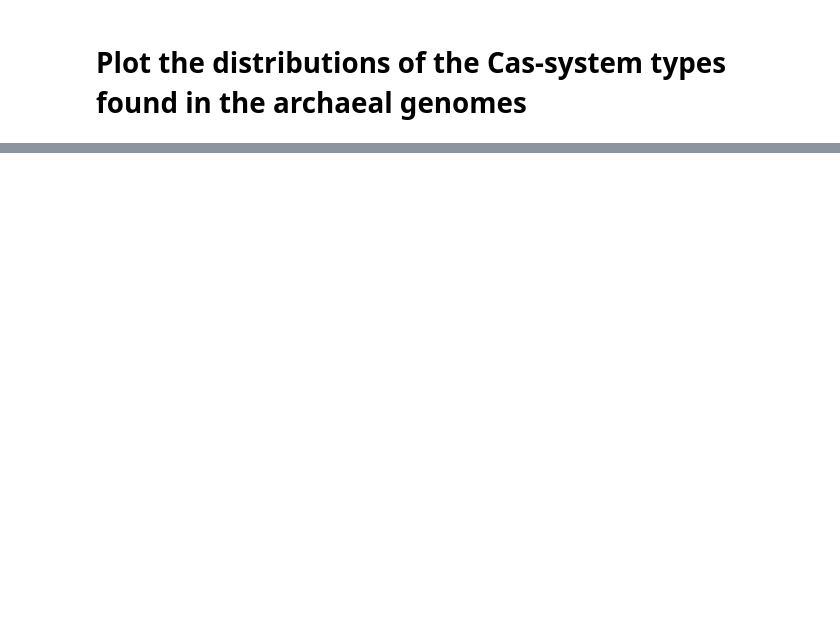
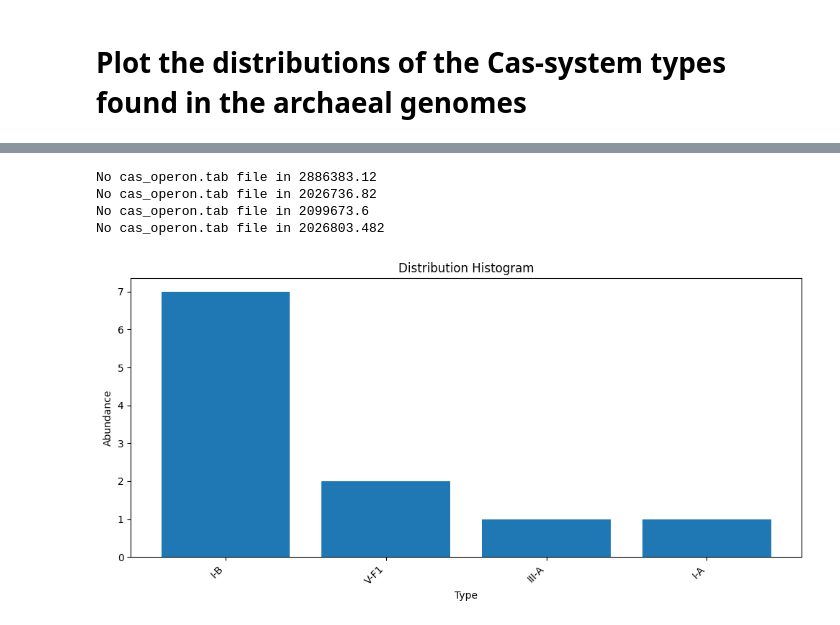
Before and after one commit to solarflip/identify_potential_antiCRISPR_cas_genes, a Jupyter notebook: out/cctyper/quality.ipynb, the cells around one changed output, grey strips where cells are left out. Cells and saved outputs as stored; diff of their text form; code cells hidden in the pictures; blank space fills up the shorter version.

```diff
--- a/out/cctyper/quality.ipynb
+++ b/out/cctyper/quality.ipynb
@@ -26,4 +64,13 @@ def retrieve_cas_system_types_found():
 # %%
 # DPANN
+path = "/u/home/praktikum/praktikum/identify_potential_antiCRISPR_cas_genes/out/cctyper/dpann"
+result = dict(Counter(retrieve_cas_system_types_found(path)))
+plot_distributions(result)
+# %% [output]
+No cas_operon.tab file in 2886383.12
+No cas_operon.tab file in 2026736.82
+No cas_operon.tab file in 2099673.6
+No cas_operon.tab file in 2026803.482
+[figure, added]
 # %%
 # EURY
```
Also changed, not shown: parts of 6 cells of this notebook, 1 other file.
